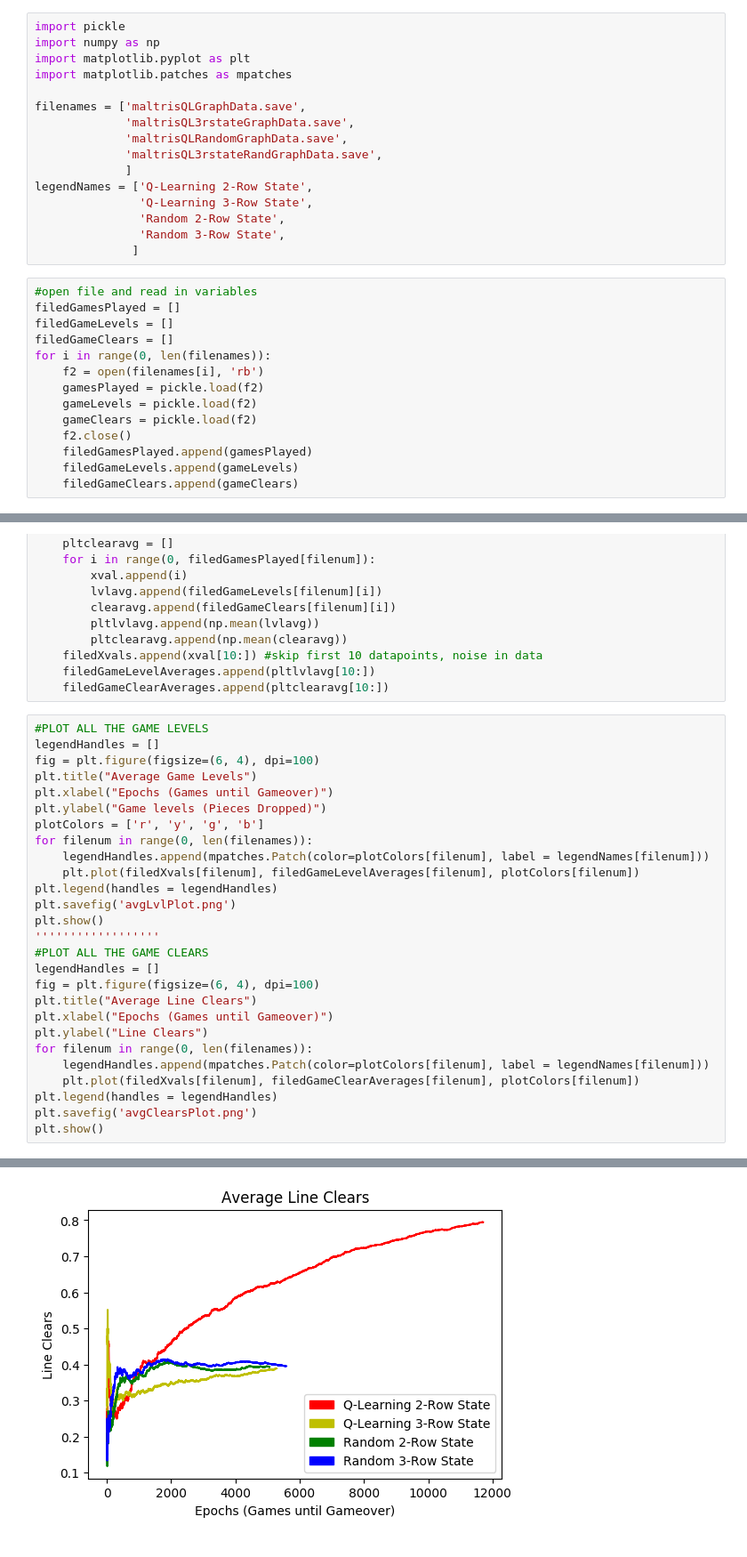
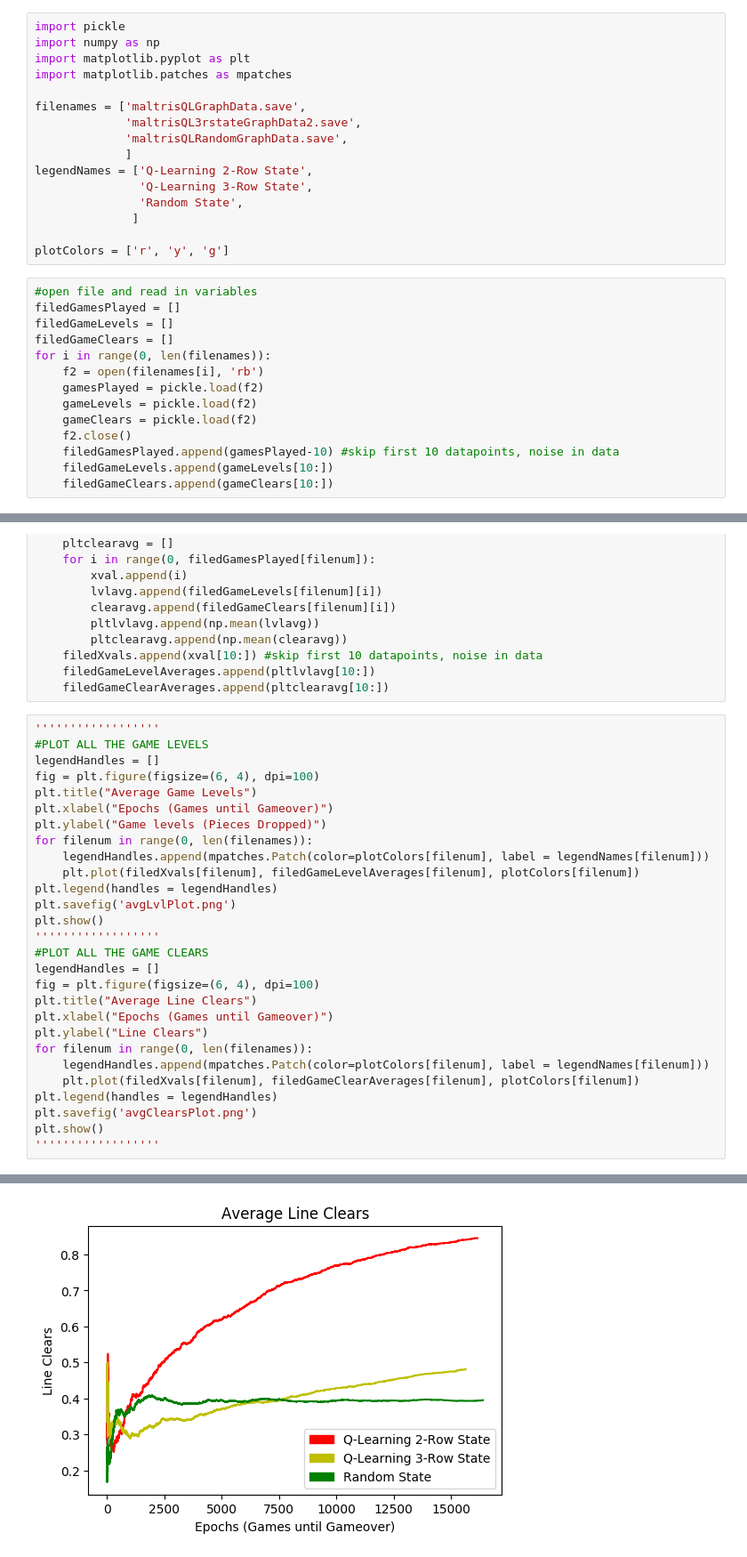
Before and after one commit to julia-tong/Maltris, a Jupyter notebook: plotgraphdata/MaltrisGraphs.ipynb, the cells around one changed output, grey strips where cells are left out. Shown at 89% size. Cells and saved outputs as stored; diff of their text form.

Commit message:
Updated Graph and Training Data

```diff
--- a/plotgraphdata/MaltrisGraphs.ipynb
+++ b/plotgraphdata/MaltrisGraphs.ipynb
@@ -5,15 +5,15 @@ import matplotlib.pyplot as plt
 import matplotlib.patches as mpatches
 
 filenames = ['maltrisQLGraphData.save',
-             'maltrisQL3rstateGraphData.save',
+             'maltrisQL3rstateGraphData2.save',
              'maltrisQLRandomGraphData.save',
-             'maltrisQL3rstateRandGraphData.save',
              ]
 legendNames = ['Q-Learning 2-Row State',
                'Q-Learning 3-Row State',
-               'Random 2-Row State',
-               'Random 3-Row State',
+               'Random State',
               ]
+
+plotColors = ['r', 'y', 'g']
 # %%
 #open file and read in variables
 filedGamesPlayed = []
@@ -25,9 +25,9 @@ for i in range(0, len(filenames)):
     gameLevels = pickle.load(f2)
     gameClears = pickle.load(f2)
     f2.close()
-    filedGamesPlayed.append(gamesPlayed)
-    filedGameLevels.append(gameLevels)
-    filedGameClears.append(gameClears)
+    filedGamesPlayed.append(gamesPlayed-10) #skip first 10 datapoints, noise in data
+    filedGameLevels.append(gameLevels[10:])
+    filedGameClears.append(gameClears[10:])
 # %%
 #CALCULATE THE AVERAGE GAME LEVELS AND PLTLVLS
 filedXvals = []
@@ -49,13 +49,13 @@ for filenum in range(0, len(filenames)):
     filedGameLevelAverages.append(pltlvlavg[10:])
     filedGameClearAverages.append(pltclearavg[10:])
 # %%
+''''''''''''''''''
 #PLOT ALL THE GAME LEVELS
 legendHandles = []
 fig = plt.figure(figsize=(6, 4), dpi=100)
 plt.title("Average Game Levels")
 plt.xlabel("Epochs (Games until Gameover)")
 plt.ylabel("Game levels (Pieces Dropped)")
-plotColors = ['r', 'y', 'g', 'b']
 for filenum in range(0, len(filenames)):
     legendHandles.append(mpatches.Patch(color=plotColors[filenum], label = legendNames[filenum]))
     plt.plot(filedXvals[filenum], filedGameLevelAverages[filenum], plotColors[filenum])
@@ -75,4 +75,5 @@ for filenum in range(0, len(filenames)):
 plt.legend(handles = legendHandles)
 plt.savefig('avgClearsPlot.png')
 plt.show()
+''''''''''''''''''
 # %% [output]
@@ -80 +81 @@ plt.show()
-[figure, old version]
+[figure, new version]
```
Also changed, not shown: parts of 1 cell of this notebook, 30 other files.
